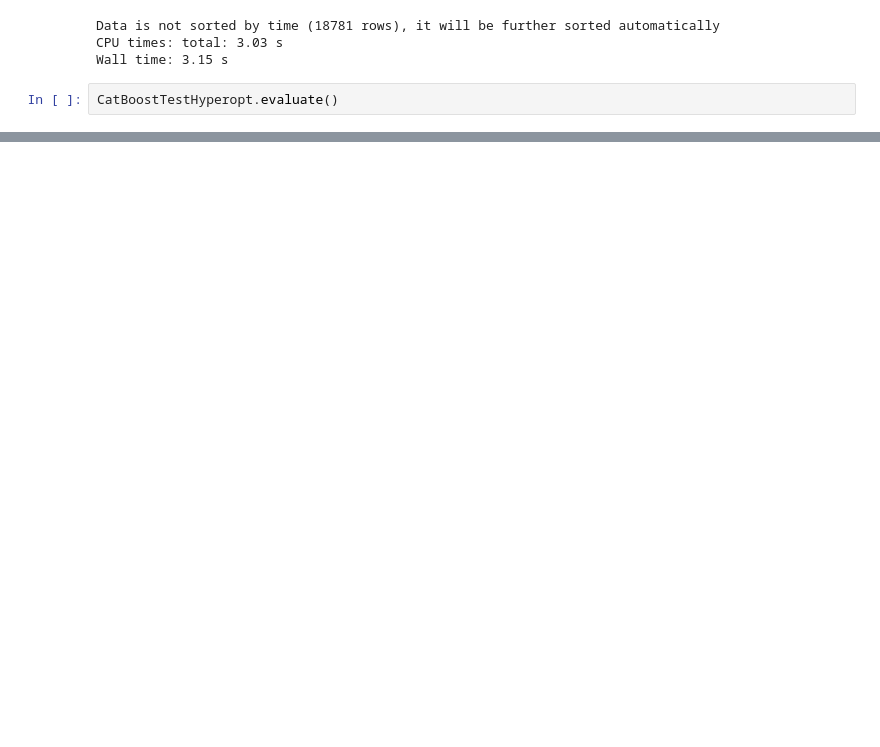
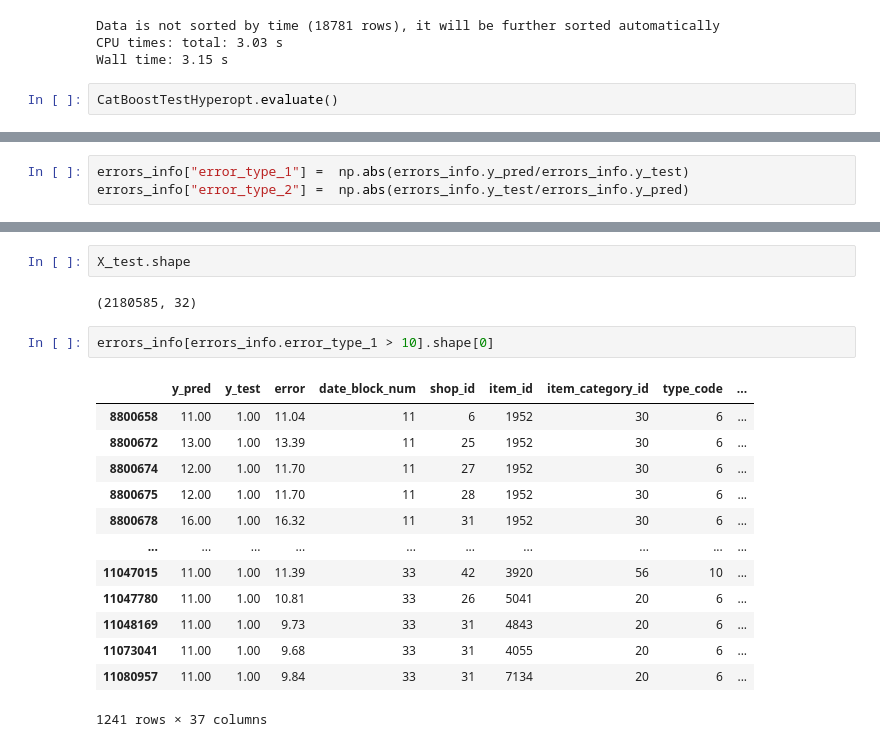
Before and after one commit to Yarmmax/DS_Intership, a Jupyter notebook: Advanced modeling.ipynb, the cells around one changed output, grey strips where cells are left out. Cells and saved outputs as stored; diff of their text form; blank space fills up the shorter version.

```diff
--- a/Advanced modeling.ipynb
+++ b/Advanced modeling.ipynb
@@ -720,0 +839,3 @@ for ID in submission_examples:
+# %%
+errors_info["error_type_1"] =  np.abs(errors_info.y_pred/errors_info.y_test)
+errors_info["error_type_2"] =  np.abs(errors_info.y_test/errors_info.y_pred)
@@ -720,0 +872,20 @@ for ID in submission_examples:
+# %%
+X_test.shape
+# %% [output]
+(2180585, 32)
+# %%
+errors_info[errors_info.error_type_1 > 10].shape[0]
+# %% [output]
+|  | y_pred | y_test | error | date_block_num | shop_id | item_id | item_category_id | type_code | ... |
+| 8800658 | 11.00 | 1.00 | 11.04 | 11 | 6 | 1952 | 30 | 6 | ... |
+| 8800672 | 13.00 | 1.00 | 13.39 | 11 | 25 | 1952 | 30 | 6 | ... |
+| 8800674 | 12.00 | 1.00 | 11.70 | 11 | 27 | 1952 | 30 | 6 | ... |
+| 8800675 | 12.00 | 1.00 | 11.70 | 11 | 28 | 1952 | 30 | 6 | ... |
+| 8800678 | 16.00 | 1.00 | 16.32 | 11 | 31 | 1952 | 30 | 6 | ... |
+| ... | ... | ... | ... | ... | ... | ... | ... | ... | ... |
+| 11047015 | 11.00 | 1.00 | 11.39 | 33 | 42 | 3920 | 56 | 10 | ... |
+| 11047780 | 11.00 | 1.00 | 10.81 | 33 | 26 | 5041 | 20 | 6 | ... |
+| 11048169 | 11.00 | 1.00 | 9.73 | 33 | 31 | 4843 | 20 | 6 | ... |
+| 11073041 | 11.00 | 1.00 | 9.68 | 33 | 31 | 4055 | 20 | 6 | ... |
+| 11080957 | 11.00 | 1.00 | 9.84 | 33 | 31 | 7134 | 20 | 6 | ... |
+1241 rows × 37 columns
```
Also changed, not shown: parts of 31 cells of this notebook, 4 other files.
